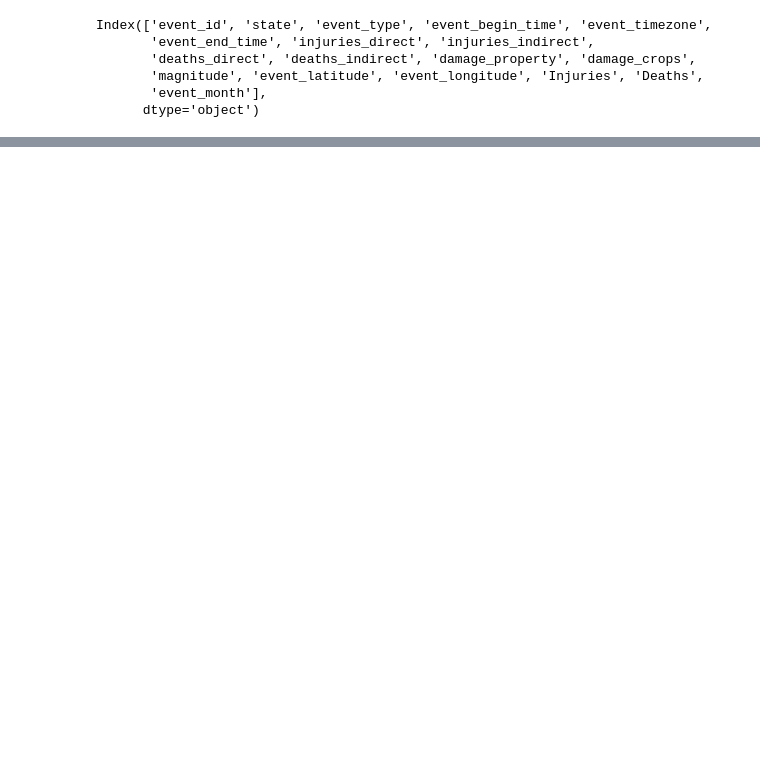
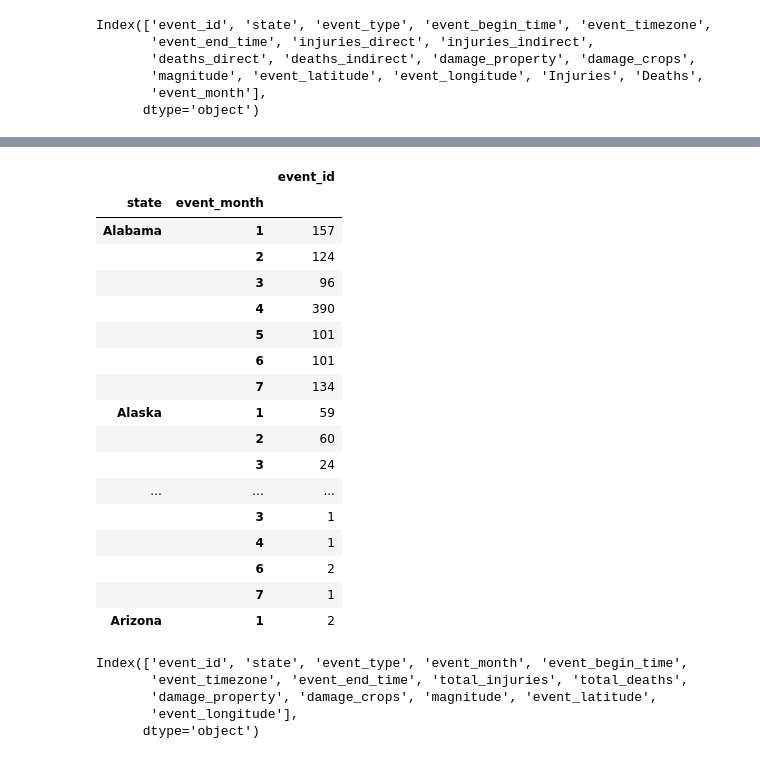
Before and after one commit to nfcresta/project-storm, a Jupyter notebook: Project_storm_datacleanup.ipynb, the cells around one changed output, grey strips where cells are left out. Saved outputs shown, nothing was run; the diff lists cells and outputs as text; code cells hidden in the pictures; blank space fills up the shorter version.

Commit message:
updating groupbys in pandas

```diff
--- a/Project_storm_datacleanup.ipynb
+++ b/Project_storm_datacleanup.ipynb
@@ -213,0 +209,33 @@ clean_storm.to_json(r'clean_storm.json',orient='table')
+# %%
+# Making new group_by dataframe to summarize our data by state and month and get counts for each category to use for our bar chart
+# Need count by state and month of event_id
+storm_group_bar = clean_storm.groupby(["state","event_month"]).count()['event_id']
+storm_group_bardf = storm_group.to_frame()
+storm_group_bardf.head(20)
+# %% [output]
+|  |  | event_id |
+| state | event_month |  |
+| Alabama | 1 | 157 |
+|  | 2 | 124 |
+|  | 3 | 96 |
+|  | 4 | 390 |
+|  | 5 | 101 |
+|  | 6 | 101 |
+|  | 7 | 134 |
+| Alaska | 1 | 59 |
+|  | 2 | 60 |
+|  | 3 | 24 |
+| ... | ... | ... |
+|  | 3 | 1 |
+|  | 4 | 1 |
+|  | 6 | 2 |
+|  | 7 | 1 |
+| Arizona | 1 | 2 |
+# %%
+clean_storm.columns
+# %% [output]
+Index(['event_id', 'state', 'event_type', 'event_month', 'event_begin_time',
+       'event_timezone', 'event_end_time', 'total_injuries', 'total_deaths',
+       'damage_property', 'damage_crops', 'magnitude', 'event_latitude',
+       'event_longitude'],
+      dtype='object')
```
Also changed, not shown: parts of 5 cells of this notebook.
